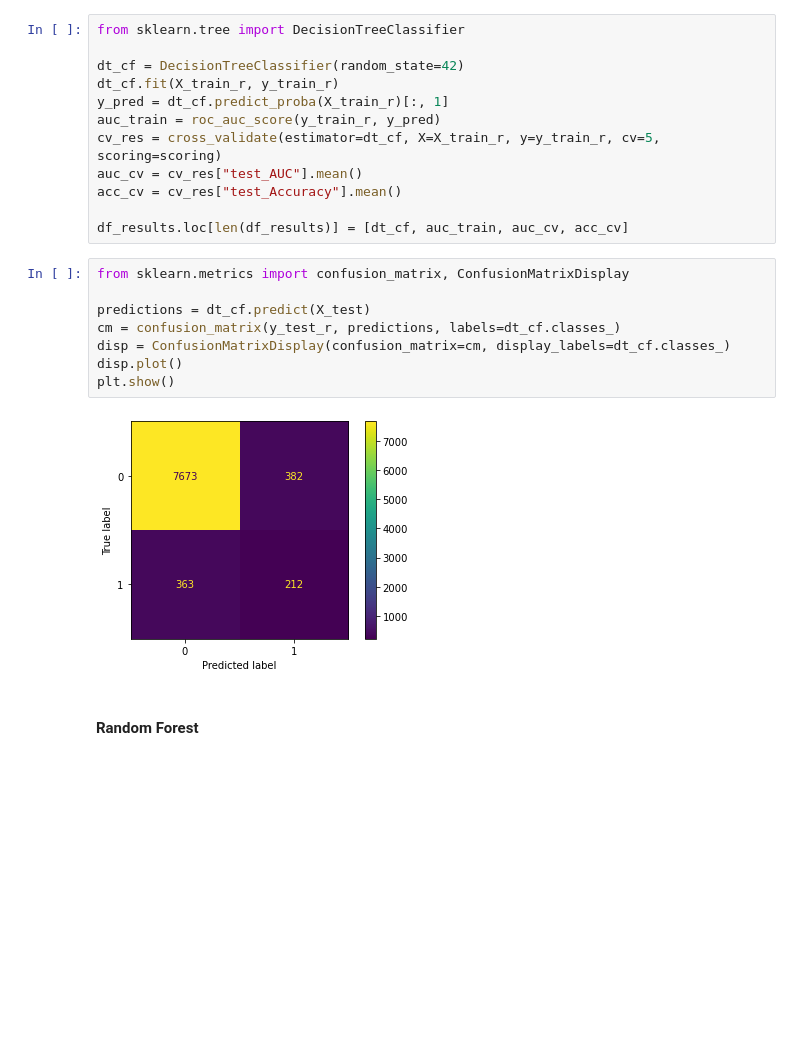
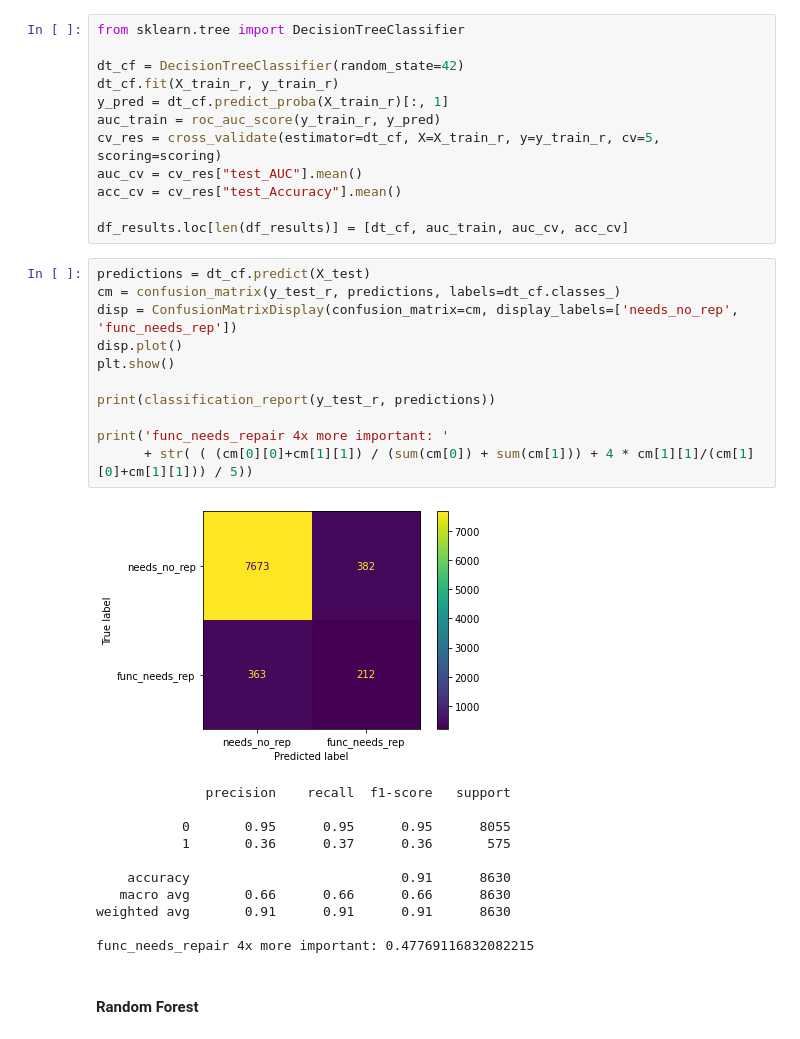
Before and after one commit to timo282/Tanzania_Pumps_Prediction, a Jupyter notebook: project_modeling_2.ipynb, the cells around one changed output. Drawn from its saved outputs; the diff is of its cells as text; blank space fills up the shorter version.

```diff
--- a/project_modeling_2.ipynb
+++ b/project_modeling_2.ipynb
@@ -310,15 +325,28 @@ acc_cv = cv_res["test_Accuracy"].mean()
 
 df_results.loc[len(df_results)] = [dt_cf, auc_train, auc_cv, acc_cv]
 # %%
-from sklearn.metrics import confusion_matrix, ConfusionMatrixDisplay
-
 predictions = dt_cf.predict(X_test)
 cm = confusion_matrix(y_test_r, predictions, labels=dt_cf.classes_)
-disp = ConfusionMatrixDisplay(confusion_matrix=cm, display_labels=dt_cf.classes_)
+disp = ConfusionMatrixDisplay(confusion_matrix=cm, display_labels=['needs_no_rep', 'func_needs_rep'])
 disp.plot()
 plt.show()
+
+print(classification_report(y_test_r, predictions))
+
+print('func_needs_repair 4x more important: '
+      + str( ( (cm[0][0]+cm[1][1]) / (sum(cm[0]) + sum(cm[1])) + 4 * cm[1][1]/(cm[1][0]+cm[1][1])) / 5))
 # %% [output]
-[figure, old version]
+[figure, new version]
+              precision    recall  f1-score   support
+
+           0       0.95      0.95      0.95      8055
+           1       0.36      0.37      0.36       575
+
+    accuracy                           0.91      8630
+   macro avg       0.66      0.66      0.66      8630
+weighted avg       0.91      0.91      0.91      8630
+
+func_needs_repair 4x more important: 0.47769116832082215
 # %% [markdown]
 #### Random Forest
 # %%
```
Also changed, not shown: parts of 8 cells of this notebook.
